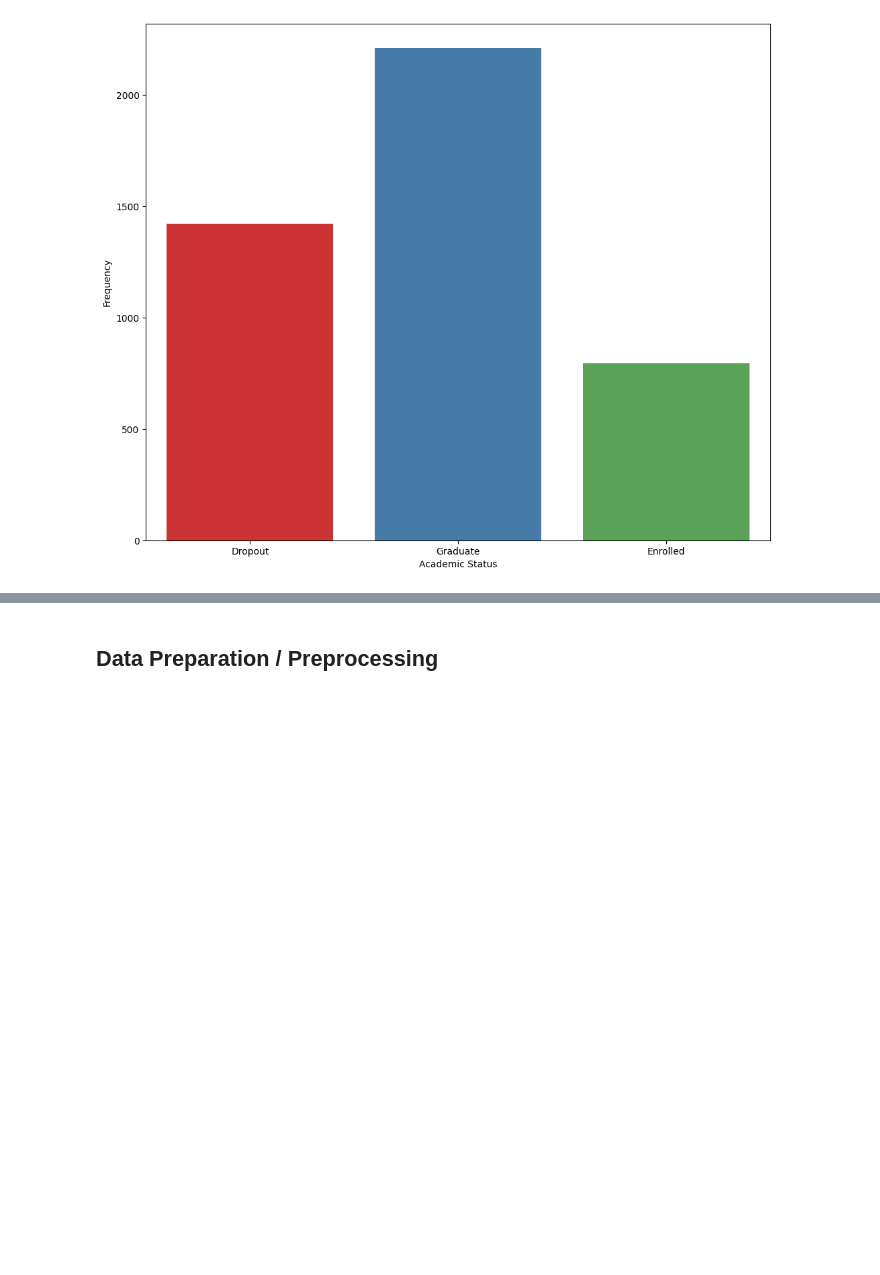
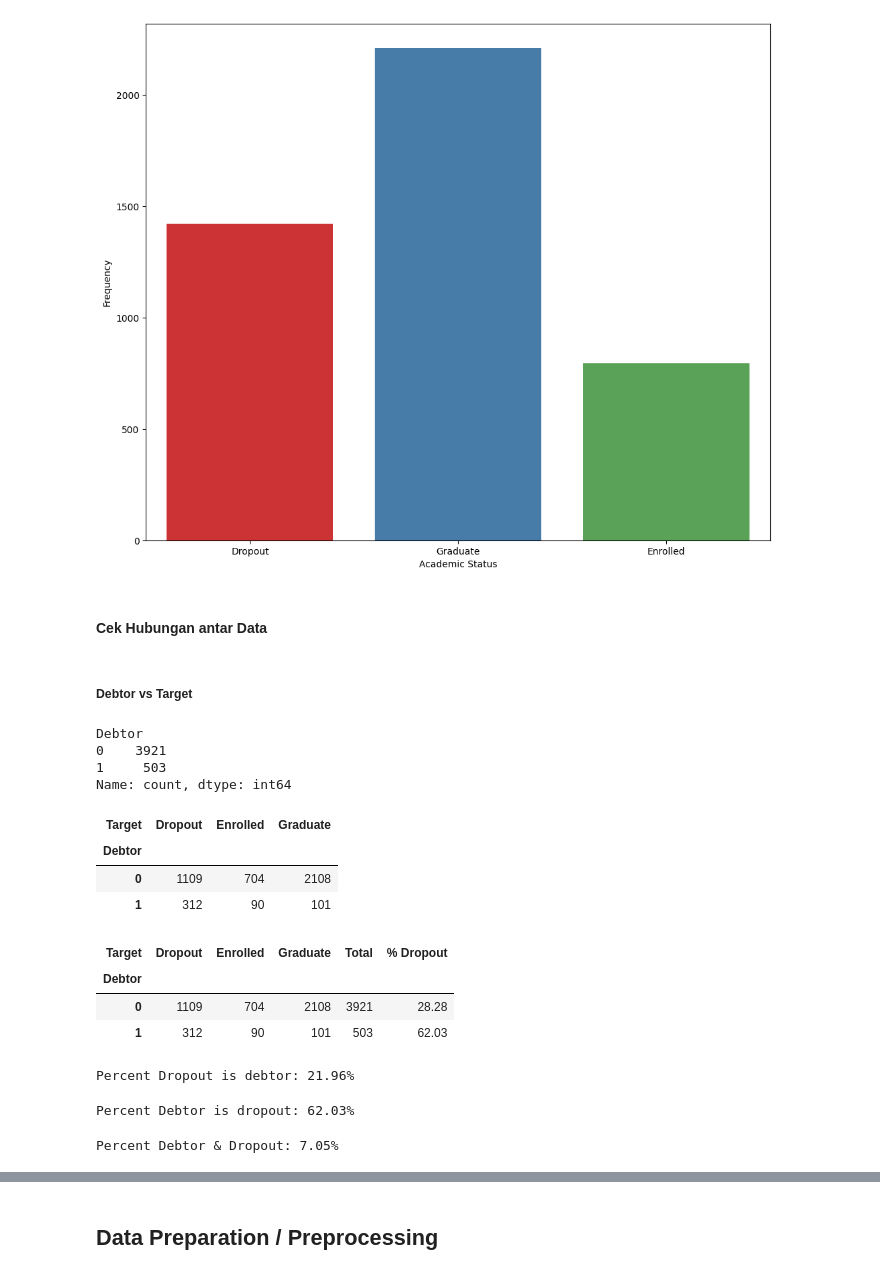
Before and after one commit to Sulbae/Student-s-Performances-Dashboard, a Jupyter notebook: notebook.ipynb, the cells around one changed output, grey strips where cells are left out. Cells and saved outputs as stored; diff of their text form; code cells hidden in the pictures; blank space fills up the shorter version.

```diff
--- a/notebook.ipynb
+++ b/notebook.ipynb
@@ -690,3 +690,49 @@ Passing `palette` without assigning `hue` is deprecated and will be removed in v
 
   sns.countplot(data=df, x=target, palette='Set1')
 [figure]
+# %% [markdown]
+#### Cek Hubungan antar Data
+# %% [markdown]
+##### Debtor vs Target
+# %%
+# Debtor
+df['Debtor'].value_counts()
+# %% [output]
+Debtor
+0    3921
+1     503
+Name: count, dtype: int64
+# %%
+debtor_df = df.groupby('Debtor')['Target'].value_counts().unstack(fill_value=0)
+
+debtor_df
+# %% [output]
+| Target | Dropout | Enrolled | Graduate |
+| Debtor |  |  |  |
+| 0 | 1109 | 704 | 2108 |
+| 1 | 312 | 90 | 101 |
+# %%
+# Percent Dropout by Debtor
+debtor_df['Total'] = debtor_df.sum(axis=1)
+
+debtor_df['% Dropout'] = (debtor_df['Dropout'] / debtor_df['Total'] * 100).round(2)
+
+debtor_df
+# %% [output]
+| Target | Dropout | Enrolled | Graduate | Total | % Dropout |
+| Debtor |  |  |  |  |  |
+| 0 | 1109 | 704 | 2108 | 3921 | 28.28 |
+| 1 | 312 | 90 | 101 | 503 | 62.03 |
+# %%
+print(f"Percent Dropout is debtor: {debtor_df['Dropout'].loc[1] / debtor_df['Dropout'].sum() * 100:.2f}%")
+# %% [output]
+Percent Dropout is debtor: 21.96%
+# %%
+print(f"Percent Debtor is dropout: {debtor_df['Dropout'].loc[1] / debtor_df['Total'].loc[1].sum() * 100:.2f}%")
+# %% [output]
+Percent Debtor is dropout: 62.03%
+# %%
+# Percent Dropout & Debtor
+print(f"Percent Debtor & Dropout: {debtor_df.loc[1, 'Dropout'] / debtor_df['Total'].sum() * 100:.2f}%")
+# %% [output]
+Percent Debtor & Dropout: 7.05%
```
Also changed, not shown: parts of 7 cells of this notebook.
